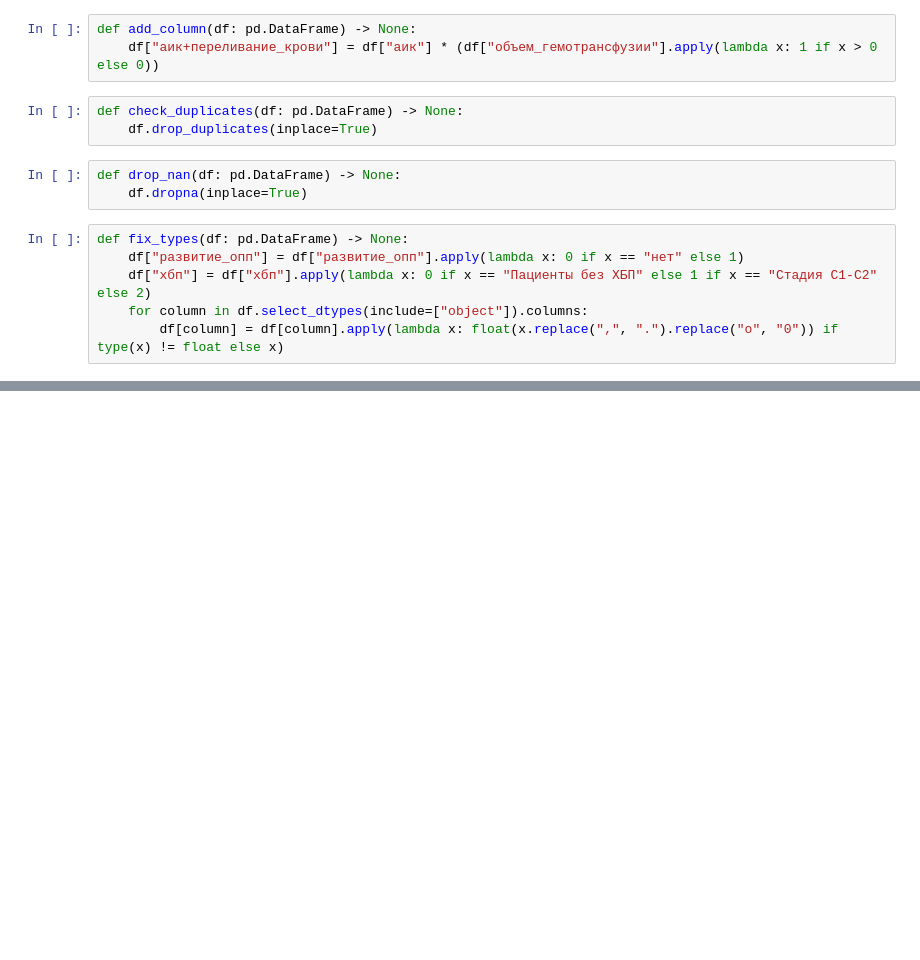
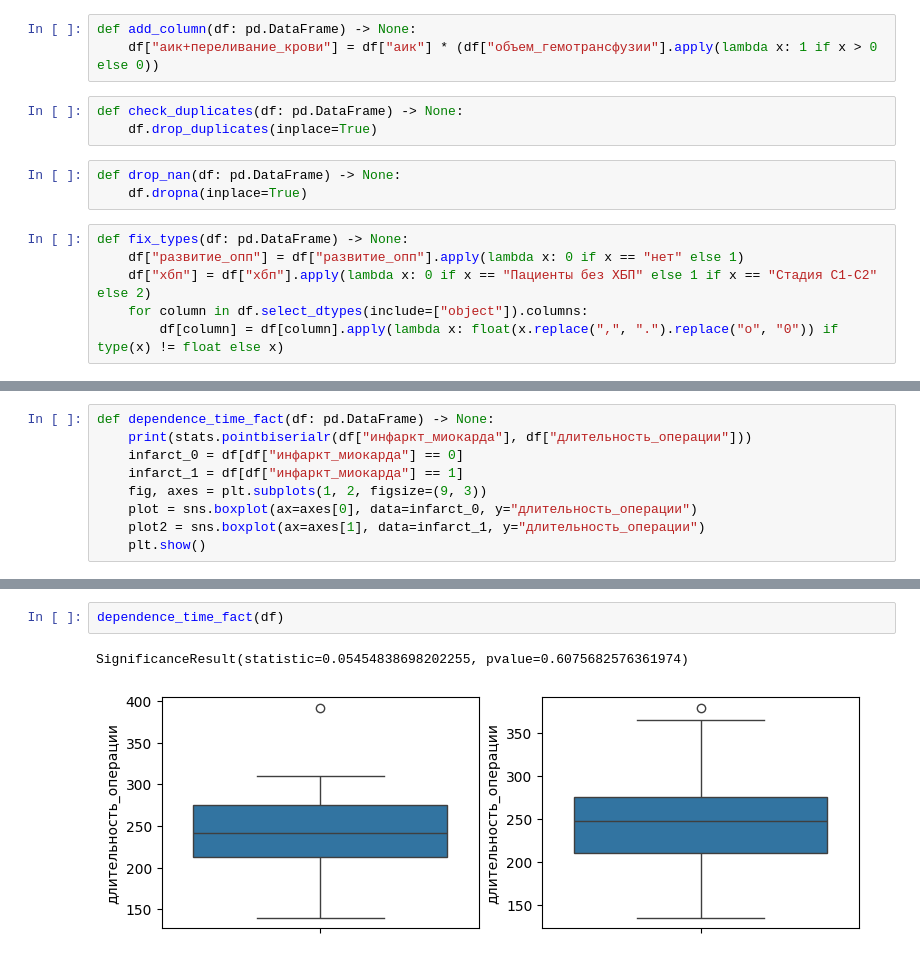
Before and after one commit to Ipopuk/Data_Analysis_Medics, a Jupyter notebook: data_analysis_medics.ipynb, the cells around one changed output, grey strips where cells are left out. Saved outputs shown, nothing was run; the diff lists cells and outputs as text; blank space fills up the shorter version.

```diff
--- a/data_analysis_medics.ipynb
+++ b/data_analysis_medics.ipynb
@@ -50,0 +158,9 @@ preprocess("medics_1.csv")
+# %%
+def dependence_time_fact(df: pd.DataFrame) -> None:
+    print(stats.pointbiserialr(df["инфаркт_миокарда"], df["длительность_операции"]))
+    infarct_0 = df[df["инфаркт_миокарда"] == 0]
+    infarct_1 = df[df["инфаркт_миокарда"] == 1]
+    fig, axes = plt.subplots(1, 2, figsize=(9, 3))
+    plot = sns.boxplot(ax=axes[0], data=infarct_0, y="длительность_операции")
+    plot2 = sns.boxplot(ax=axes[1], data=infarct_1, y="длительность_операции")
+    plt.show()
@@ -50,0 +279,5 @@ preprocess("medics_1.csv")
+# %%
+dependence_time_fact(df)
+# %% [output]
+SignificanceResult(statistic=0.05454838698202255, pvalue=0.6075682576361974)
+[figure, added]
```
Also changed, not shown: parts of 29 cells of this notebook, 1 other file.
